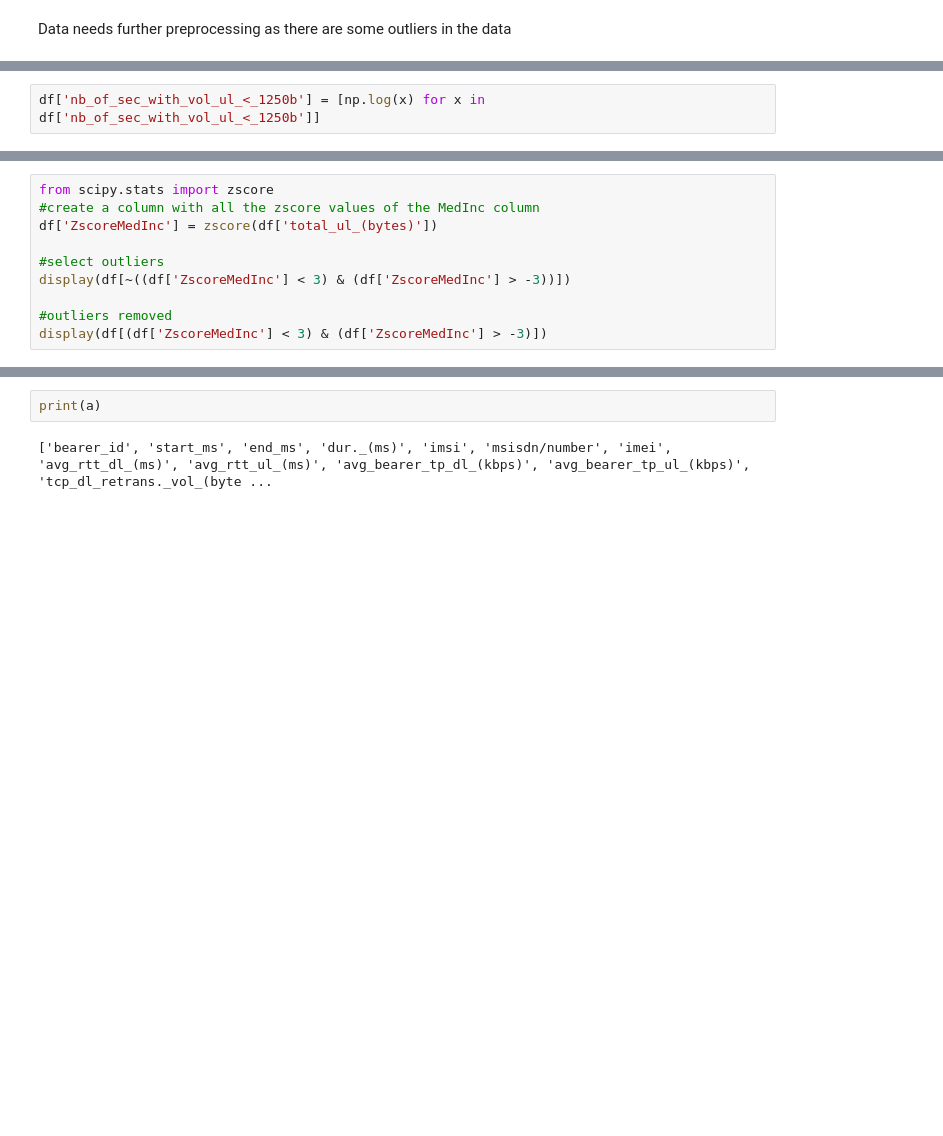
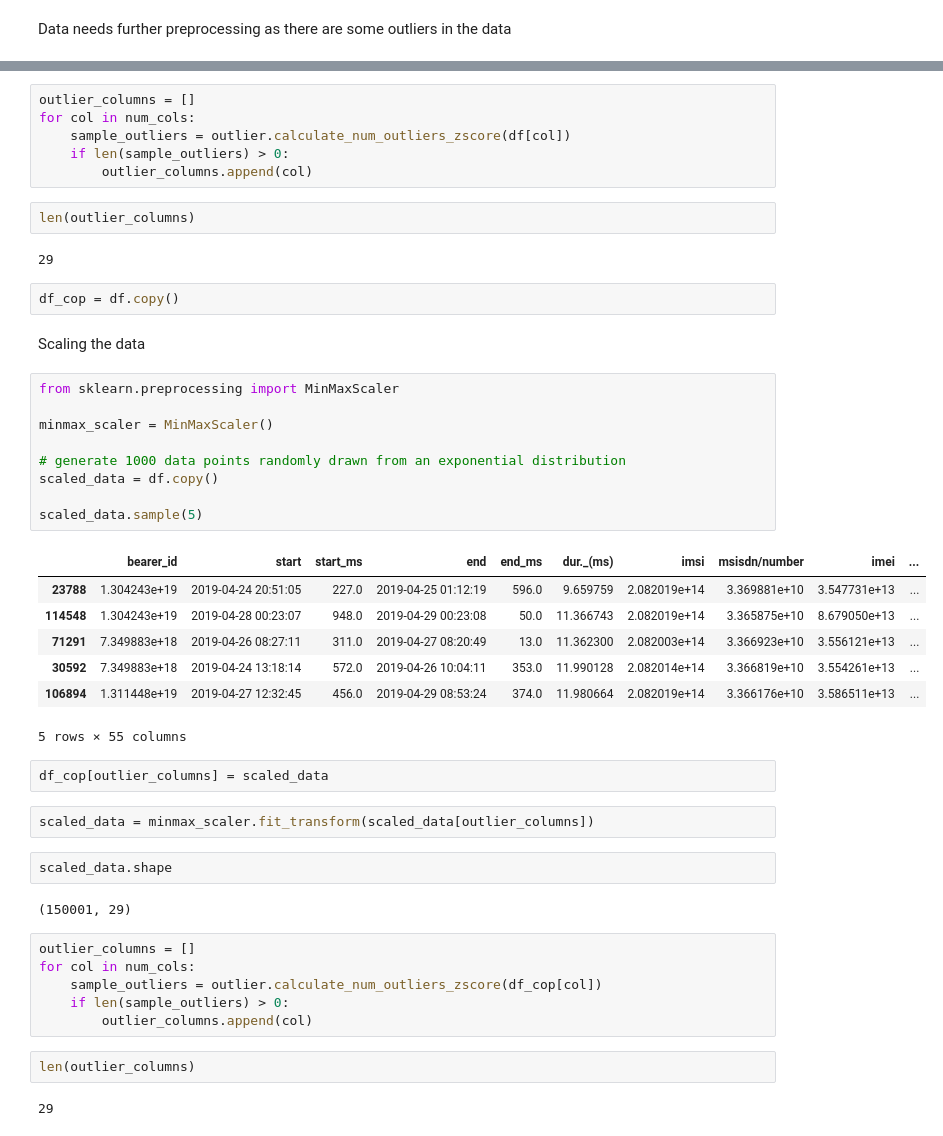
Before and after one commit to jedisam/Telecom-Data-Analysis, a Jupyter notebook: notebooks/outliers.ipynb, the cells around one changed output, grey strips where cells are left out. Cells and saved outputs as stored; diff of their text form; blank space fills up the shorter version.

```diff
--- a/notebooks/outliers.ipynb
+++ b/notebooks/outliers.ipynb
@@ -293,2 +218,0 @@ NameError: name 'b' is not defined
-# %%
-df['nb_of_sec_with_vol_ul_<_1250b'] = [np.log(x) for x in df['nb_of_sec_with_vol_ul_<_1250b']]
@@ -366,10 +218,0 @@ display(df[(df['total_ul_(bytes)'] < upper_limit) & (df['total_ul_(bytes)'] > lo
-# %%
-from scipy.stats import zscore
-#create a column with all the zscore values of the MedInc column
-df['ZscoreMedInc'] = zscore(df['total_ul_(bytes)'])
-
-#select outliers
-display(df[~((df['ZscoreMedInc'] < 3) & (df['ZscoreMedInc'] > -3))])
-
-#outliers removed
-display(df[(df['ZscoreMedInc'] < 3) & (df['ZscoreMedInc'] > -3)])
@@ -513,4 +219,49 @@ a.index('dl_tp_>_1_mbps_(%)')
-# %%
-print(a)
-# %% [output]
-['bearer_id', 'start_ms', 'end_ms', 'dur._(ms)', 'imsi', 'msisdn/number', 'imei', 'avg_rtt_dl_(ms)', 'avg_rtt_ul_(ms)', 'avg_bearer_tp_dl_(kbps)', 'avg_bearer_tp_ul_(kbps)', 'tcp_dl_retrans._vol_(byte ...
+# %%
+outlier_columns = []
+for col in num_cols:
+    sample_outliers = outlier.calculate_num_outliers_zscore(df[col])
+    if len(sample_outliers) > 0:
+        outlier_columns.append(col)
+# %%
+len(outlier_columns)
+# %% [output]
+29
+# %%
+df_cop = df.copy()
+# %% [markdown]
+Scaling the data
+# %%
+from sklearn.preprocessing import MinMaxScaler
+
+minmax_scaler = MinMaxScaler()
+
+# generate 1000 data points randomly drawn from an exponential distribution
+scaled_data = df.copy()
+
+scaled_data.sample(5)
+# %% [output]
+|  | bearer_id | start | start_ms | end | end_ms | dur._(ms) | imsi | msisdn/number | imei | ... |
+| 23788 | 1.304243e+19 | 2019-04-24 20:51:05 | 227.0 | 2019-04-25 01:12:19 | 596.0 | 9.659759 | 2.082019e+14 | 3.369881e+10 | 3.547731e+13 | ... |
+| 114548 | 1.304243e+19 | 2019-04-28 00:23:07 | 948.0 | 2019-04-29 00:23:08 | 50.0 | 11.366743 | 2.082019e+14 | 3.365875e+10 | 8.679050e+13 | ... |
+| 71291 | 7.349883e+18 | 2019-04-26 08:27:11 | 311.0 | 2019-04-27 08:20:49 | 13.0 | 11.362300 | 2.082003e+14 | 3.366923e+10 | 3.556121e+13 | ... |
+| 30592 | 7.349883e+18 | 2019-04-24 13:18:14 | 572.0 | 2019-04-26 10:04:11 | 353.0 | 11.990128 | 2.082014e+14 | 3.366819e+10 | 3.554261e+13 | ... |
+| 106894 | 1.311448e+19 | 2019-04-27 12:32:45 | 456.0 | 2019-04-29 08:53:24 | 374.0 | 11.980664 | 2.082019e+14 | 3.366176e+10 | 3.586511e+13 | ... |
+5 rows × 55 columns
+# %%
+df_cop[outlier_columns] = scaled_data
+# %%
+scaled_data = minmax_scaler.fit_transform(scaled_data[outlier_columns])
+# %%
+scaled_data.shape
+# %% [output]
+(150001, 29)
+# %%
+outlier_columns = []
+for col in num_cols:
+    sample_outliers = outlier.calculate_num_outliers_zscore(df_cop[col])
+    if len(sample_outliers) > 0:
+        outlier_columns.append(col)
+# %%
+len(outlier_columns)
+# %% [output]
+29
```
Also changed, not shown: parts of 33 cells of this notebook, 1 other file.
